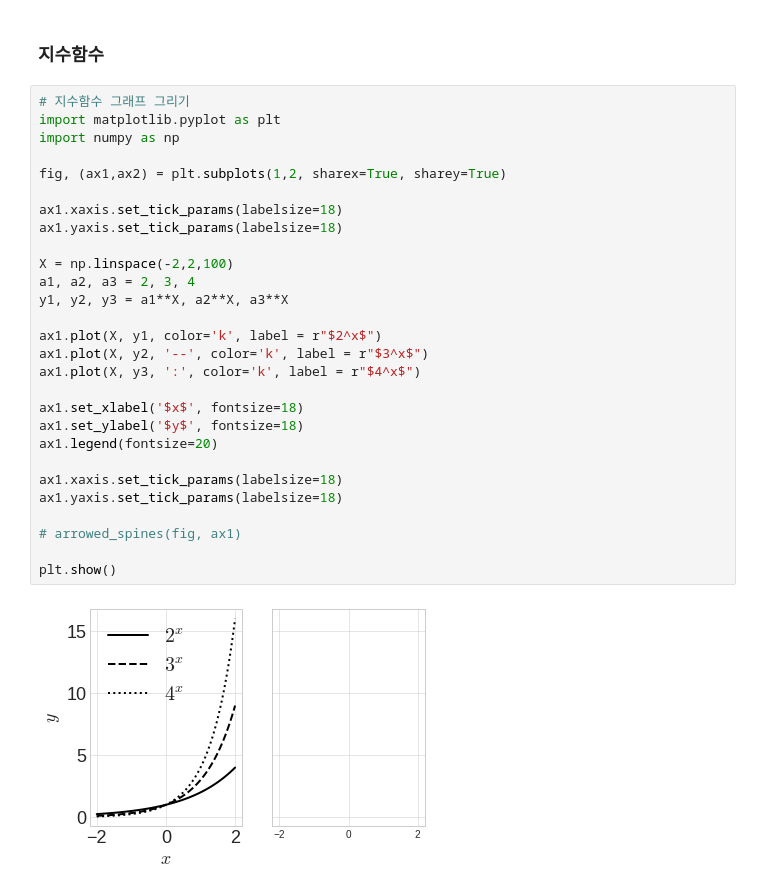
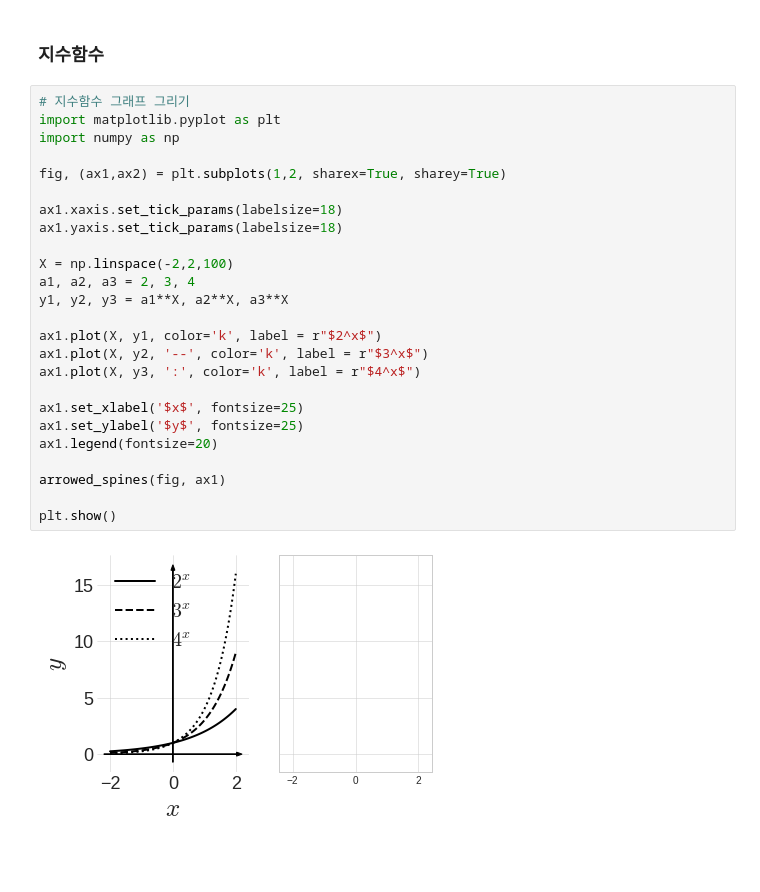
Before and after one commit to chw8207/math_basic, a Jupyter notebook: 함수.ipynb, the cells around one changed output. Cells and saved outputs as stored; diff of their text form; blank space fills up the shorter version.

```diff
--- a/함수.ipynb
+++ b/함수.ipynb
@@ -76,30 +76,27 @@ plt.show()
 # %%
 # 지수함수 그래프 그리기
 import matplotlib.pyplot as plt
 import numpy as np
 
 fig, (ax1,ax2) = plt.subplots(1,2, sharex=True, sharey=True)
 
 ax1.xaxis.set_tick_params(labelsize=18)
 ax1.yaxis.set_tick_params(labelsize=18)
 
 X = np.linspace(-2,2,100)
 a1, a2, a3 = 2, 3, 4
 y1, y2, y3 = a1**X, a2**X, a3**X
 
 ax1.plot(X, y1, color='k', label = r"$2^x$")
 ax1.plot(X, y2, '--', color='k', label = r"$3^x$")
 ax1.plot(X, y3, ':', color='k', label = r"$4^x$")
 
-ax1.set_xlabel('$x$', fontsize=18)
-ax1.set_ylabel('$y$', fontsize=18)
+ax1.set_xlabel('$x$', fontsize=25)
+ax1.set_ylabel('$y$', fontsize=25)
 ax1.legend(fontsize=20)
 
-ax1.xaxis.set_tick_params(labelsize=18)
-ax1.yaxis.set_tick_params(labelsize=18)
-
-# arrowed_spines(fig, ax1)
+arrowed_spines(fig, ax1)
 
 plt.show()
 # %% [output]
-[figure, old version]
+[figure, new version]
```
